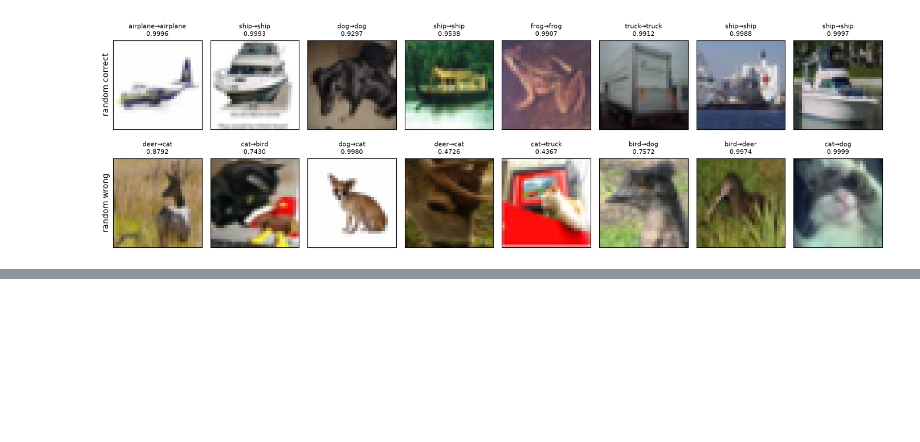
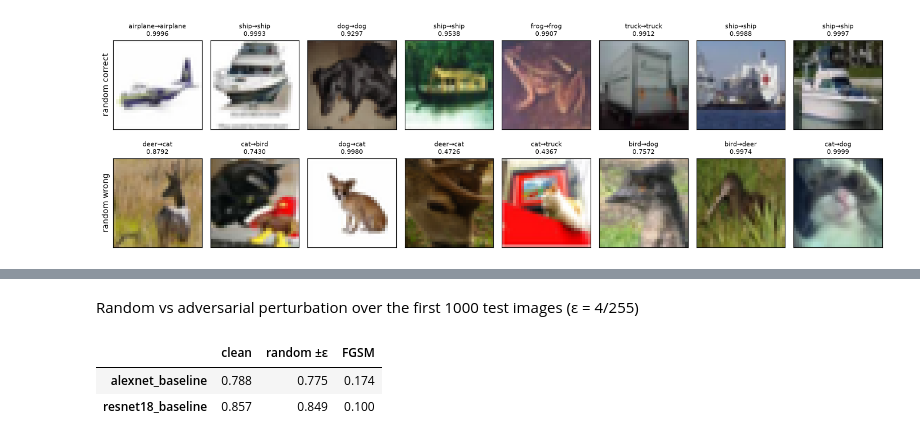
Before and after one commit to CiaranLynch1/Building-and-Evaluating-Convolutional-Neural-Networks, a Jupyter notebook: task5.ipynb, the cells around one changed output, grey strips where cells are left out. Drawn from its saved outputs; the diff is of its cells as text; code cells hidden in the pictures; blank space fills up the shorter version.

```diff
--- a/task5.ipynb
+++ b/task5.ipynb
@@ -153,0 +149,19 @@ Name: resnet18_baseline accuracy, dtype: float64
+# %% [markdown]
+Random vs adversarial perturbation over the first 1000 test images (ε = 4/255)
+# %%
+N, B = 1000, 250  # first N test images, attacked in batches of B
+x_clean, y = X_test[:N], y_test[:N]
+torch.manual_seed(0)
+x_random = (x_clean + EPSILON * torch.randn_like(x_clean).sign()).clamp(0, 1)
+
+accuracy = {}
+for m, model in models.items():
+    x_fgsm = torch.cat([fgsm(model, x_clean[i:i + B].to(device), y[i:i + B].to(device), EPSILON).cpu()
+                        for i in range(0, N, B)])
+    accuracy[m] = {k: (predict_proba(model, v).argmax(1) == y).float().mean().item()
+                   for k, v in {"clean": x_clean, "random ±ε": x_random, "FGSM": x_fgsm}.items()}
+display(pd.DataFrame(accuracy).T.round(3))
+# %% [output]
+|  | clean | random ±ε | FGSM |
+| alexnet_baseline | 0.788 | 0.775 | 0.174 |
+| resnet18_baseline | 0.857 | 0.849 | 0.100 |
```
Also changed, not shown: parts of 2 cells of this notebook.
